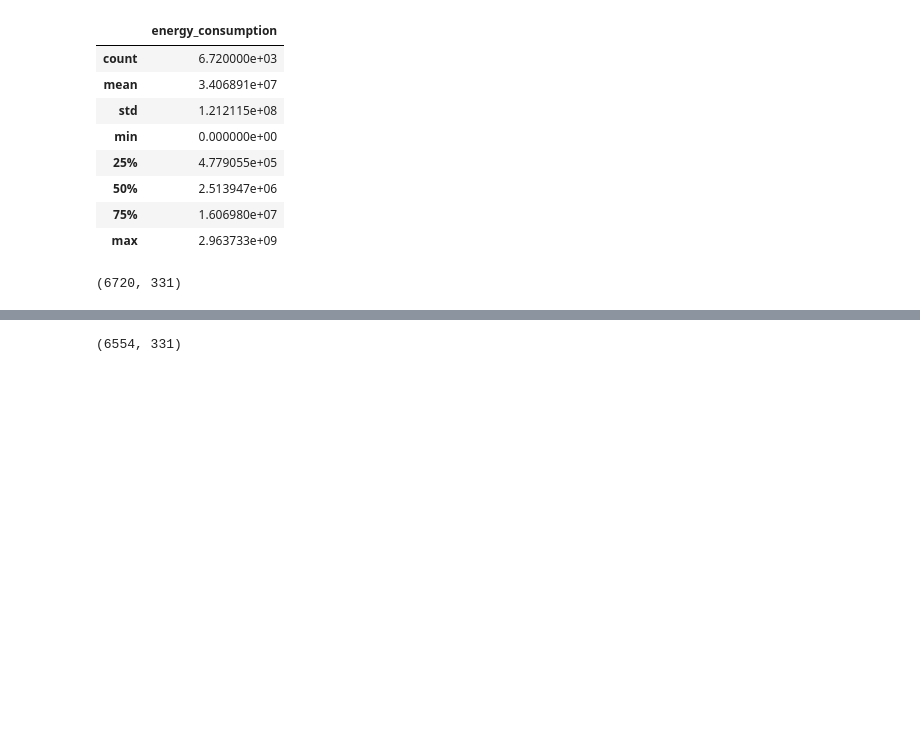
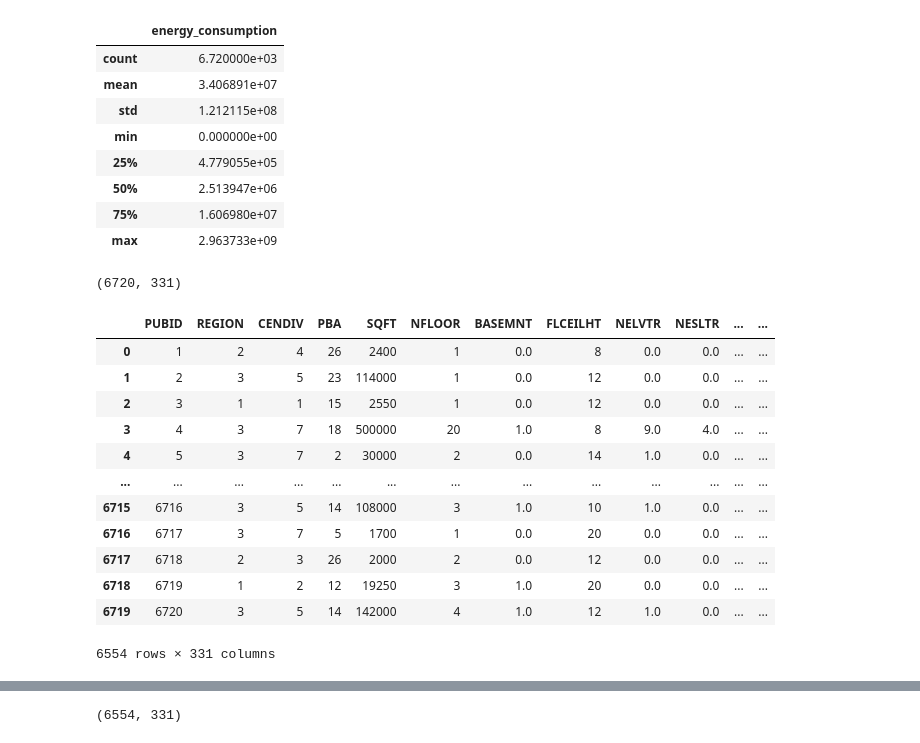
Before and after one commit to oostendo/2022-SI699-011, a Jupyter notebook: eva_and_sam/EDA_cbecs2018-v2-SVM.ipynb, the cells around one changed output, grey strips where cells are left out. Drawn from its saved outputs; the diff is of its cells as text; code cells hidden in the pictures; blank space fills up the shorter version.

```diff
--- a/eva_and_sam/EDA_cbecs2018-v2-SVM.ipynb
+++ b/eva_and_sam/EDA_cbecs2018-v2-SVM.ipynb
@@ -394,3 +394,19 @@ train_total = df_2012.join(y_train)
 train_total.shape
 # %% [output]
 (6720, 331)
+# %%
+train_total
+# %% [output]
+|  | PUBID | REGION | CENDIV | PBA | SQFT | NFLOOR | BASEMNT | FLCEILHT | NELVTR | NESLTR | ... | ... |
+| 0 | 1 | 2 | 4 | 26 | 2400 | 1 | 0.0 | 8 | 0.0 | 0.0 | ... | ... |
+| 1 | 2 | 3 | 5 | 23 | 114000 | 1 | 0.0 | 12 | 0.0 | 0.0 | ... | ... |
+| 2 | 3 | 1 | 1 | 15 | 2550 | 1 | 0.0 | 12 | 0.0 | 0.0 | ... | ... |
+| 3 | 4 | 3 | 7 | 18 | 500000 | 20 | 1.0 | 8 | 9.0 | 4.0 | ... | ... |
+| 4 | 5 | 3 | 7 | 2 | 30000 | 2 | 0.0 | 14 | 1.0 | 0.0 | ... | ... |
+| ... | ... | ... | ... | ... | ... | ... | ... | ... | ... | ... | ... | ... |
+| 6715 | 6716 | 3 | 5 | 14 | 108000 | 3 | 1.0 | 10 | 1.0 | 0.0 | ... | ... |
+| 6716 | 6717 | 3 | 7 | 5 | 1700 | 1 | 0.0 | 20 | 0.0 | 0.0 | ... | ... |
+| 6717 | 6718 | 2 | 3 | 26 | 2000 | 2 | 0.0 | 12 | 0.0 | 0.0 | ... | ... |
+| 6718 | 6719 | 1 | 2 | 12 | 19250 | 3 | 1.0 | 20 | 0.0 | 0.0 | ... | ... |
+| 6719 | 6720 | 3 | 5 | 14 | 142000 | 4 | 1.0 | 12 | 1.0 | 0.0 | ... | ... |
+6554 rows × 331 columns
```
Also changed, not shown: parts of 17 cells of this notebook.
